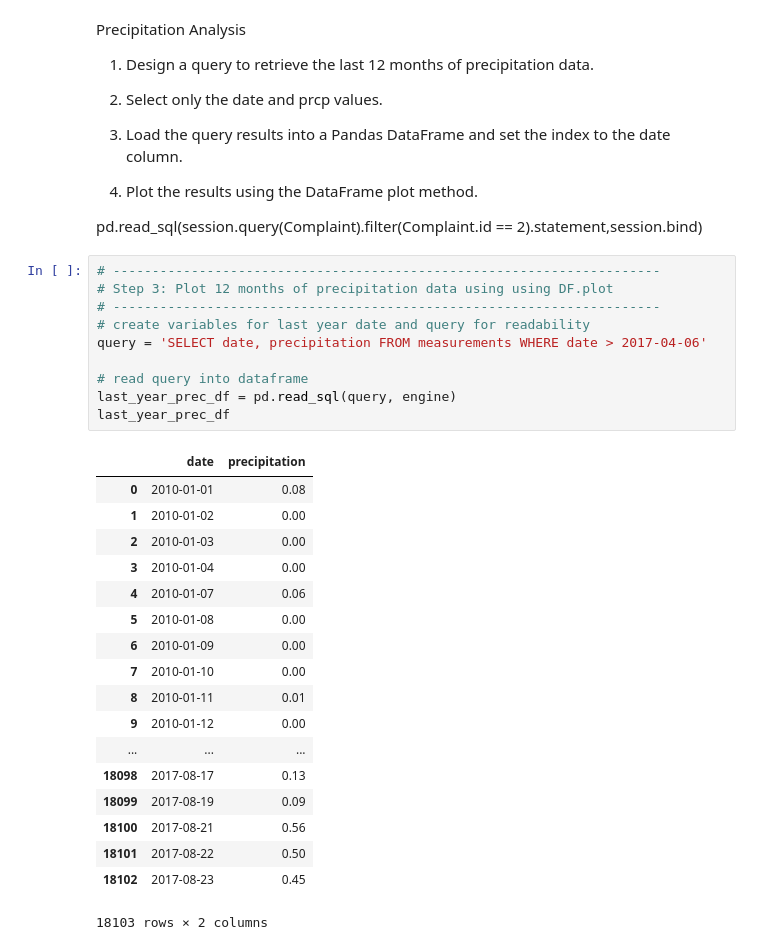
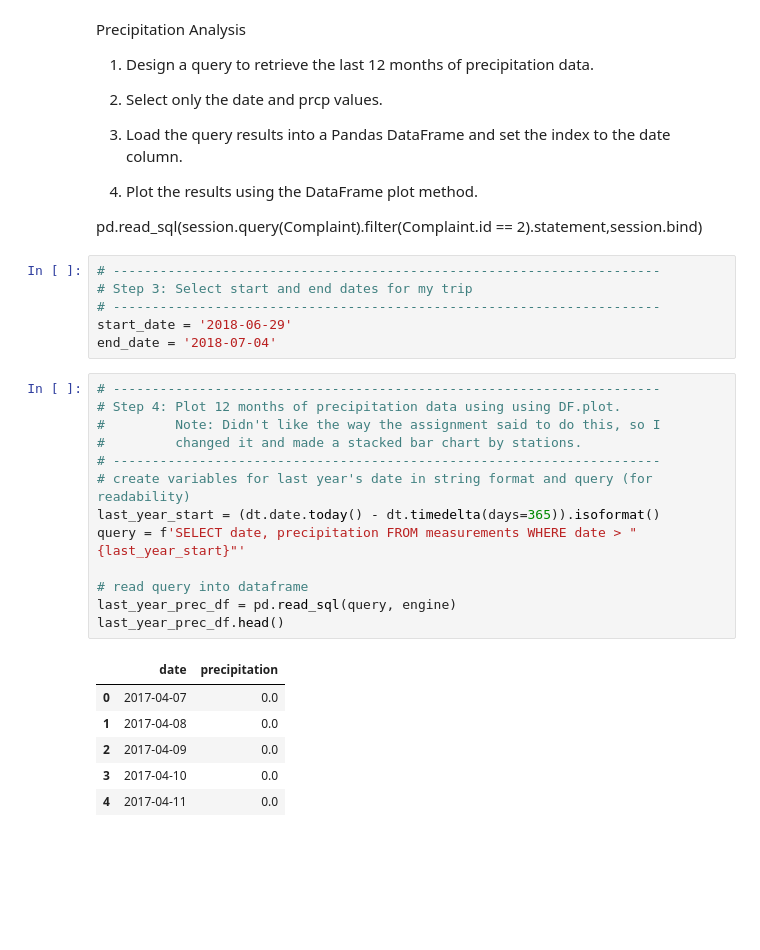
Before and after one commit to hmlanden/SurfyAPY, a Jupyter notebook: climate_analysis.ipynb, the cells around one changed output. Cells and saved outputs as stored; diff of their text form; blank space fills up the shorter version.

```diff
--- a/climate_analysis.ipynb
+++ b/climate_analysis.ipynb
@@ -40,32 +40,29 @@ Precipitation Analysis
 4. Plot the results using the DataFrame plot method.
 
 pd.read_sql(session.query(Complaint).filter(Complaint.id == 2).statement,session.bind)
+# %%
+# ----------------------------------------------------------------------
+# Step 3: Select start and end dates for my trip
+# ----------------------------------------------------------------------
+start_date = '2018-06-29'
+end_date = '2018-07-04'
 # %%
 # ----------------------------------------------------------------------
-# Step 3: Plot 12 months of precipitation data using using DF.plot
+# Step 4: Plot 12 months of precipitation data using using DF.plot.
+#         Note: Didn't like the way the assignment said to do this, so I
+#         changed it and made a stacked bar chart by stations.
 # ----------------------------------------------------------------------
-# create variables for last year date and query for readability
-query = 'SELECT date, precipitation FROM measurements WHERE date > 2017-04-06'
+# create variables for last year's date in string format and query (for readability)
+last_year_start = (dt.date.today() - dt.timedelta(days=365)).isoformat()
+query = f'SELECT date, precipitation FROM measurements WHERE date > "{last_year_start}"'
 
 # read query into dataframe
 last_year_prec_df = pd.read_sql(query, engine)
-last_year_prec_df
+last_year_prec_df.head()
 # %% [output]
 |  | date | precipitation |
-| 0 | 2010-01-01 | 0.08 |
-| 1 | 2010-01-02 | 0.00 |
-| 2 | 2010-01-03 | 0.00 |
-| 3 | 2010-01-04 | 0.00 |
-| 4 | 2010-01-07 | 0.06 |
-| 5 | 2010-01-08 | 0.00 |
-| 6 | 2010-01-09 | 0.00 |
-| 7 | 2010-01-10 | 0.00 |
-| 8 | 2010-01-11 | 0.01 |
-| 9 | 2010-01-12 | 0.00 |
-| ... | ... | ... |
-| 18098 | 2017-08-17 | 0.13 |
-| 18099 | 2017-08-19 | 0.09 |
-| 18100 | 2017-08-21 | 0.56 |
-| 18101 | 2017-08-22 | 0.50 |
-| 18102 | 2017-08-23 | 0.45 |
+| 0 | 2017-04-07 | 0.0 |
+| 1 | 2017-04-08 | 0.0 |
+| 2 | 2017-04-09 | 0.0 |
+| 3 | 2017-04-10 | 0.0 |
+| 4 | 2017-04-11 | 0.0 |
-18103 rows × 2 columns
```
Also changed, not shown: parts of 3 cells of this notebook.
